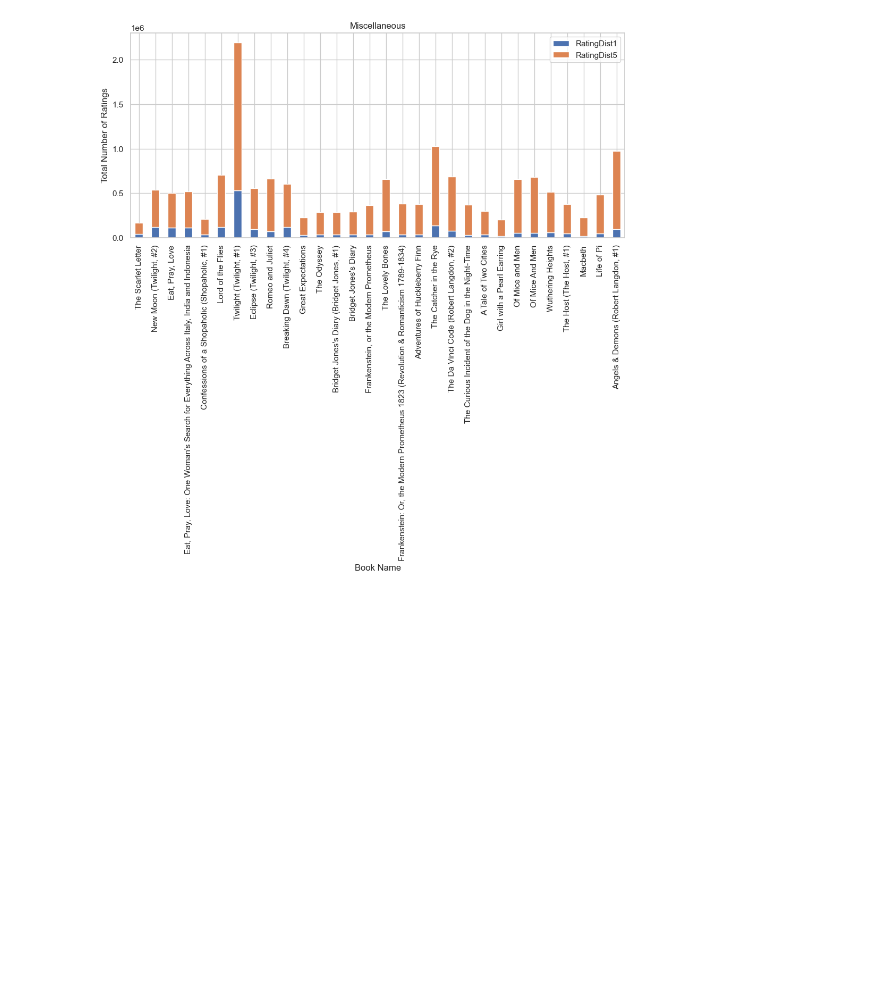
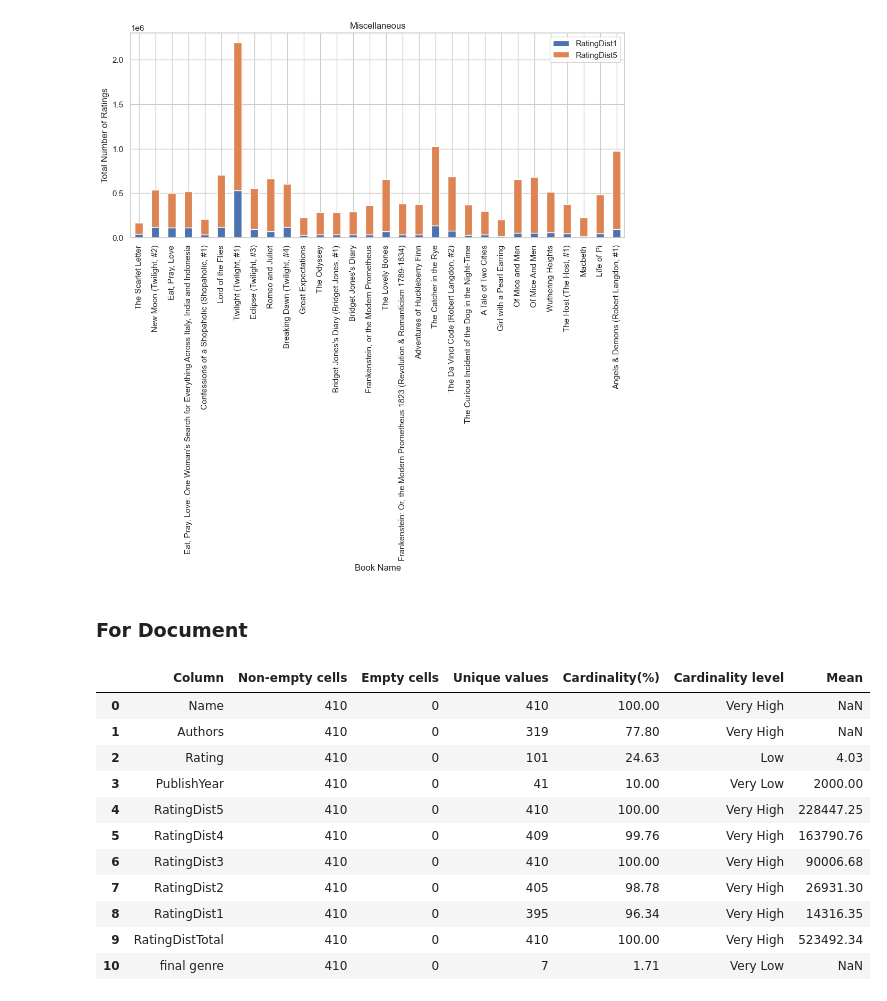
Before and after one commit to agshar96/Data-Literacy-Final-Project, a Jupyter notebook: EDA.ipynb, the cells around one changed output. Cells and saved outputs as stored; diff of their text form; code cells hidden in the pictures; blank space fills up the shorter version.

```diff
--- a/EDA.ipynb
+++ b/EDA.ipynb
@@ -265,3 +295,48 @@ plt.ylabel('Total Number of Ratings')
 plt.show()
 # %% [output]
 [figure]
+# %% [markdown]
+### For Document
+# %%
+temp = df[['Name', 'Authors', 'Rating','PublishYear', 'RatingDist5',
+       'RatingDist4', 'RatingDist3', 'RatingDist2', 'RatingDist1',
+       'RatingDistTotal', 'final genre',]]
+
+def health_summary(df):
+    cols = ['Column','Non-empty cells','Empty cells','Unique values','Cardinality(%)','Cardinality level',
+            'Mean']
+    health = pd.DataFrame(columns=cols)
+    for i in df.columns:
+        nunique = df[i].nunique()
+        missing = df[i].isnull().sum()
+        nonmissing = len(df[i])-missing
+        cardn = round(nunique*100/nonmissing,2)
+        cardn_bin = "Very Low" if cardn <= 15 else "Low" if cardn <= 30 \
+                    else "Medium" if cardn <= 50 else "High" if cardn <= 75 \
+                    else "Very High"
+        try:
+            m = round(df[i].mean(),2)
+        except:
+            m = np.nan
+        health = health.append(dict(zip(cols,[i,nonmissing,missing,nunique,cardn,cardn_bin,m])),
+                              ignore_index=True)
+
+    return health
+
+
+
+H = health_summary(temp)
+H
+# %% [output]
+|  | Column | Non-empty cells | Empty cells | Unique values | Cardinality(%) | Cardinality level | Mean |
+| 0 | Name | 410 | 0 | 410 | 100.00 | Very High | NaN |
+| 1 | Authors | 410 | 0 | 319 | 77.80 | Very High | NaN |
+| 2 | Rating | 410 | 0 | 101 | 24.63 | Low | 4.03 |
+| 3 | PublishYear | 410 | 0 | 41 | 10.00 | Very Low | 2000.00 |
+| 4 | RatingDist5 | 410 | 0 | 410 | 100.00 | Very High | 228447.25 |
+| 5 | RatingDist4 | 410 | 0 | 409 | 99.76 | Very High | 163790.76 |
+| 6 | RatingDist3 | 410 | 0 | 410 | 100.00 | Very High | 90006.68 |
+| 7 | RatingDist2 | 410 | 0 | 405 | 98.78 | Very High | 26931.30 |
+| 8 | RatingDist1 | 410 | 0 | 395 | 96.34 | Very High | 14316.35 |
+| 9 | RatingDistTotal | 410 | 0 | 410 | 100.00 | Very High | 523492.34 |
+| 10 | final genre | 410 | 0 | 7 | 1.71 | Very Low | NaN |
```
Also changed, not shown: parts of 14 cells of this notebook.
